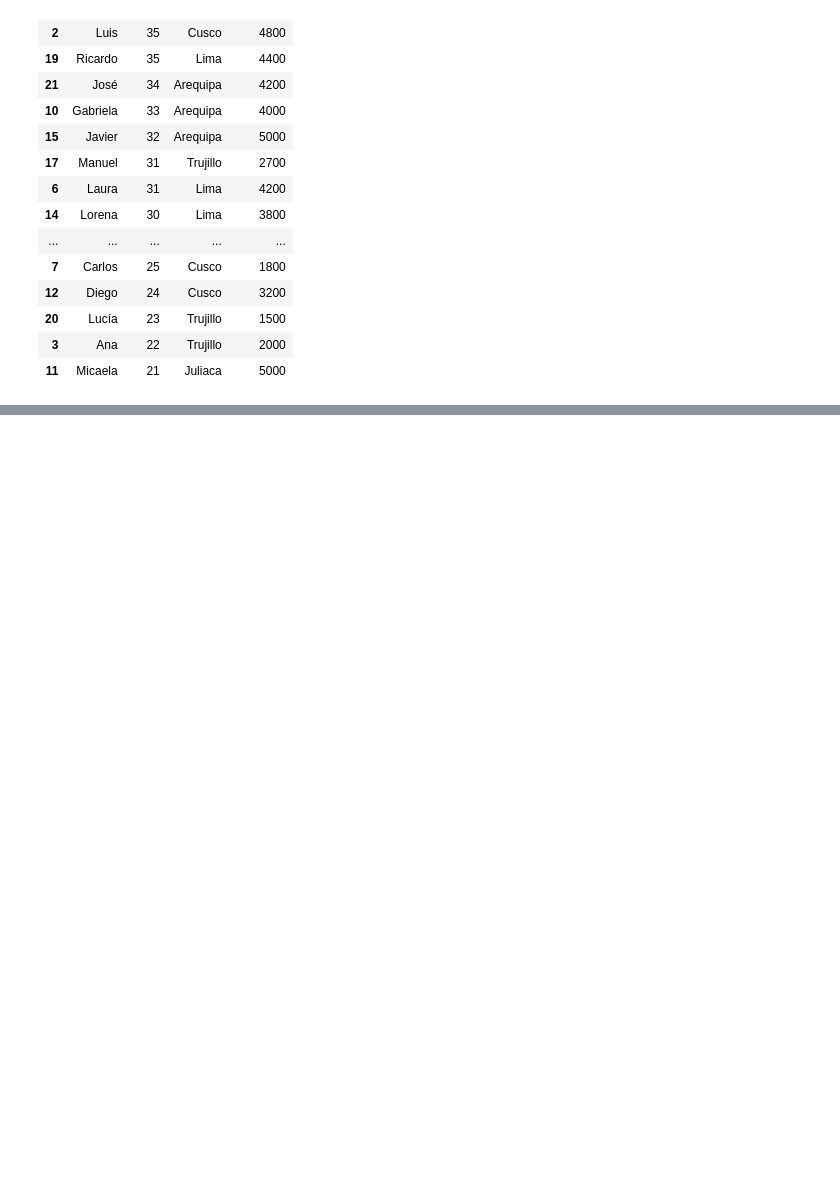
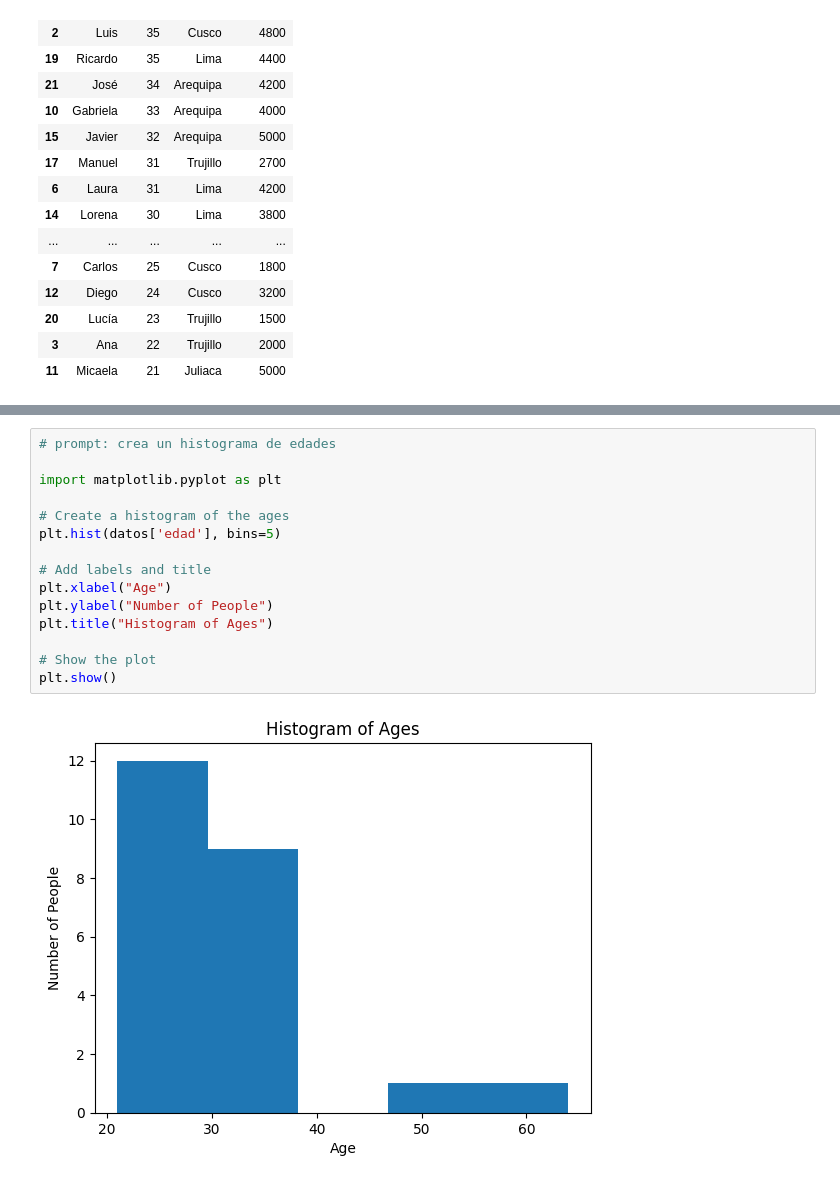
Before and after one commit to fabrizionicolay/BIG_Data, a Jupyter notebook: Ejercicio1_Biga_data.ipynb, the cells around one changed output, grey strips where cells are left out. Drawn from its saved outputs; the diff is of its cells as text; blank space fills up the shorter version.

```diff
--- a/Ejercicio1_Biga_data.ipynb
+++ b/Ejercicio1_Biga_data.ipynb
@@ -140,0 +170,17 @@ datos.sort_values(by=['edad'], ascending=False)
+# %%
+# prompt: crea un histograma de edades
+
+import matplotlib.pyplot as plt
+
+# Create a histogram of the ages
+plt.hist(datos['edad'], bins=5)
+
+# Add labels and title
+plt.xlabel("Age")
+plt.ylabel("Number of People")
+plt.title("Histogram of Ages")
+
+# Show the plot
+plt.show()
+# %% [output]
+[figure, added]
```
Also changed, not shown: parts of 4 cells of this notebook.
